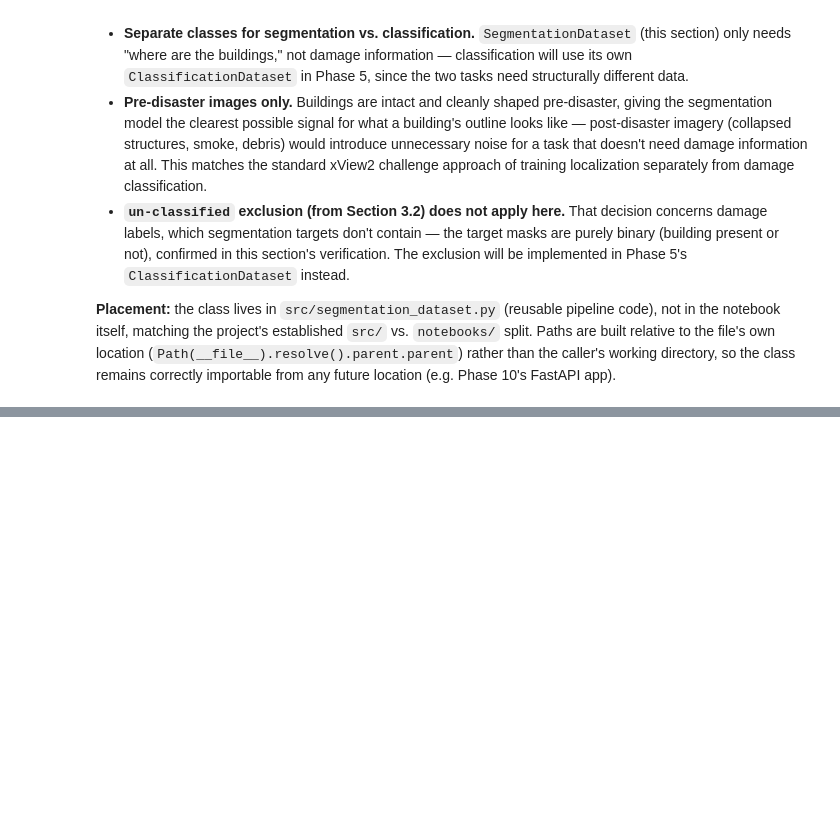
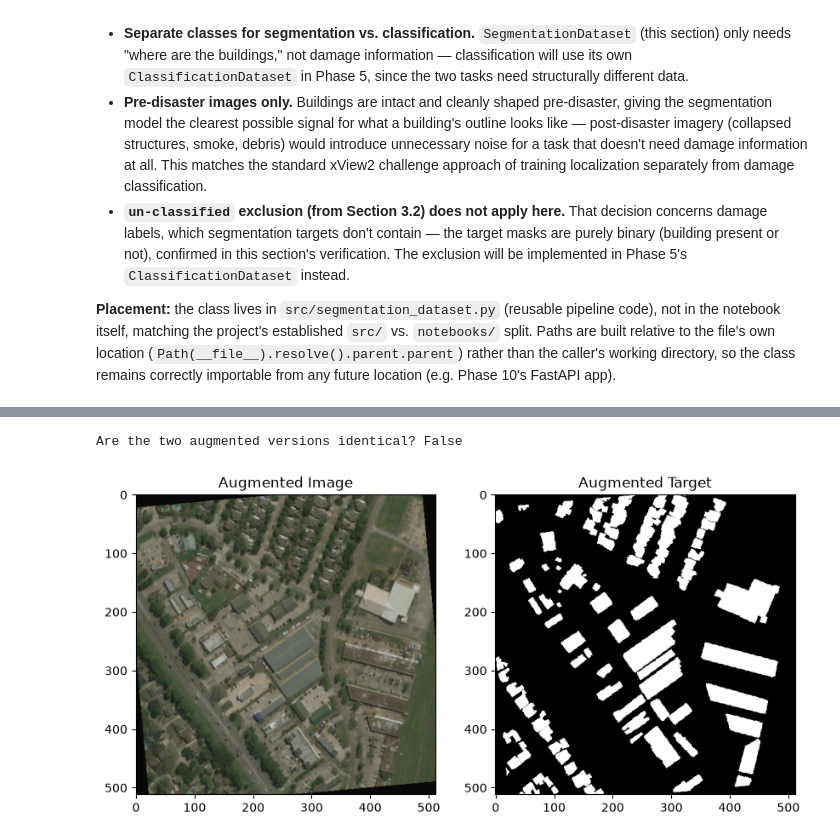
Before and after one commit to husnainalix77/disaster-damage-assessment, a Jupyter notebook: notebooks/03_preprocessing.ipynb, the cells around one changed output, grey strips where cells are left out. Cells and saved outputs as stored; diff of their text form; code cells hidden in the pictures; blank space fills up the shorter version.

Commit message:
Phase 3 complete: preprocessing pipeline (split, exclusion decision, SegmentationDataset with resize + augmentation), fully documented and verified

```diff
--- a/notebooks/03_preprocessing.ipynb
+++ b/notebooks/03_preprocessing.ipynb
@@ -157,0 +207,19 @@ This confirms the target masks are structurally independent of damage labels, va
+# %%
+train_dataset = SegmentationDataset(train_ids, augment=True)
+val_dataset = SegmentationDataset(val_ids, augment=False)
+
+image1, target1 = train_dataset[5]
+image2, target2 = train_dataset[0]
+
+print("Are the two augmented versions identical?", np.array(image1).tolist() == np.array(image2).tolist())
+
+# Visual Proof
+fig, axes = plt.subplots(1, 2, figsize=(10, 5))
+axes[0].imshow(image1)
+axes[0].set_title("Augmented Image")
+axes[1].imshow(target1, cmap="gray")
+axes[1].set_title("Augmented Target")
+plt.show()
+# %% [output]
+Are the two augmented versions identical? False
+[figure, added]
```
Also changed, not shown: parts of 12 cells of this notebook, 3 other files.
